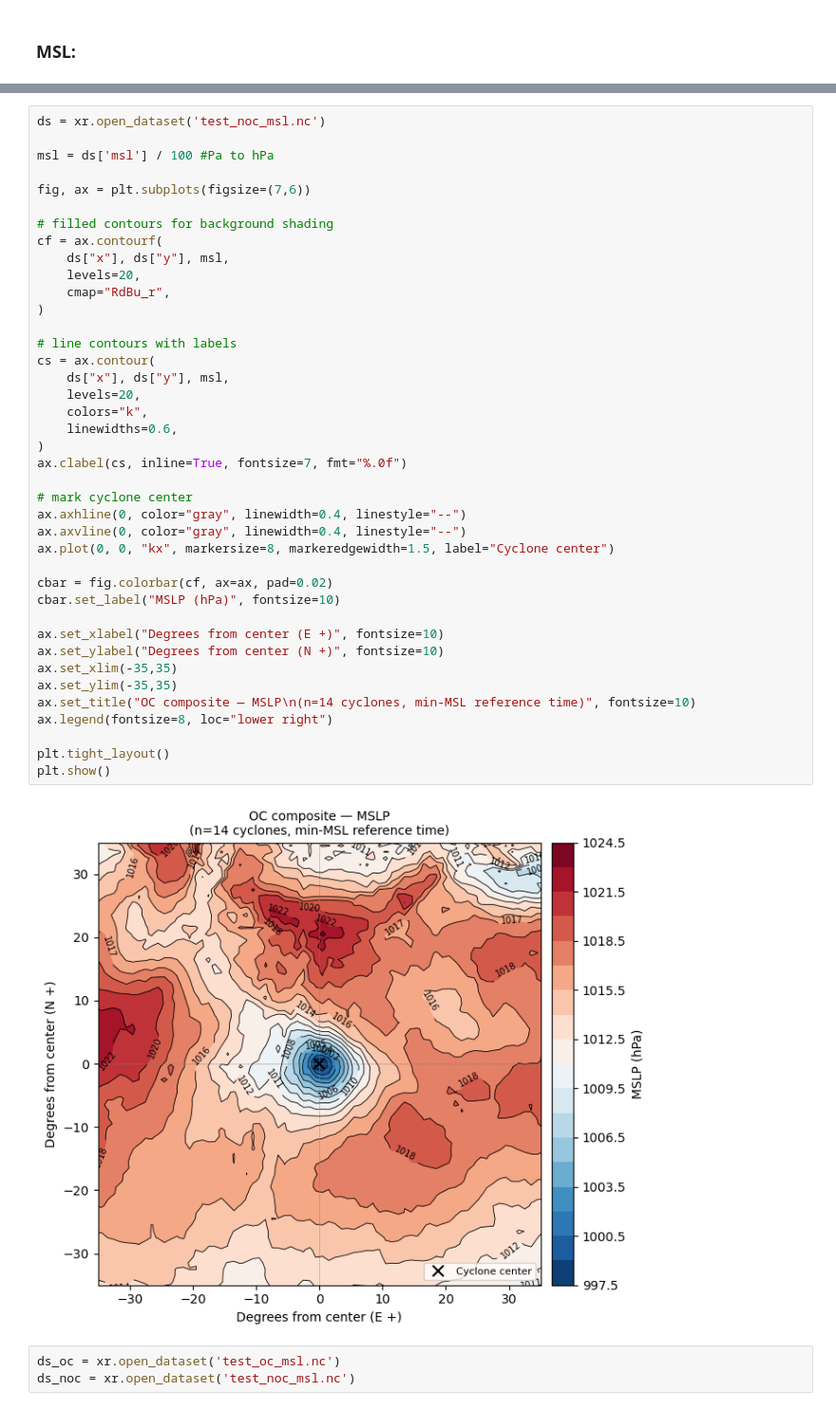
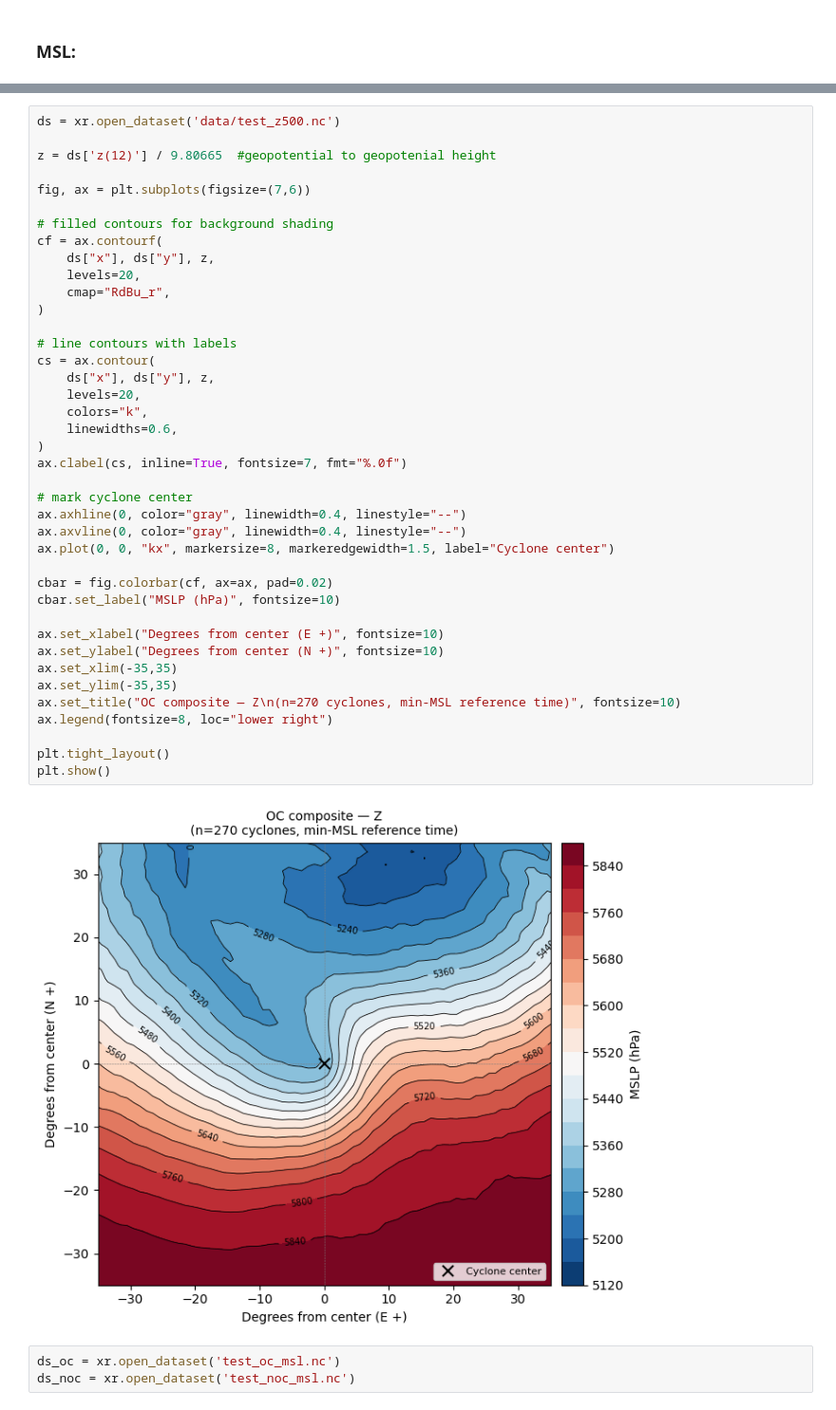
Before and after one commit to augustlepique/circs-research, a Jupyter notebook: TE_compositing.ipynb, the cells around one changed output, grey strips where cells are left out. Shown at 95% size. Drawn from its saved outputs; the diff is of its cells as text.

```diff
--- a/TE_compositing.ipynb
+++ b/TE_compositing.ipynb
@@ -400,45 +318,45 @@ use python script
 # %%
-ds = xr.open_dataset('test_noc_msl.nc')
+ds = xr.open_dataset('data/test_z500.nc')
 
-msl = ds['msl'] / 100 #Pa to hPa
+z = ds['z(12)'] / 9.80665  #geopotential to geopotenial height
 
 fig, ax = plt.subplots(figsize=(7,6))
 
 # filled contours for background shading
 cf = ax.contourf(
-    ds["x"], ds["y"], msl,
+    ds["x"], ds["y"], z,
     levels=20,
     cmap="RdBu_r",
 )
 
 # line contours with labels
 cs = ax.contour(
-    ds["x"], ds["y"], msl,
+    ds["x"], ds["y"], z,
     levels=20,
     colors="k",
     linewidths=0.6,
 )
 ax.clabel(cs, inline=True, fontsize=7, fmt="%.0f")
 
 # mark cyclone center
 ax.axhline(0, color="gray", linewidth=0.4, linestyle="--")
 ax.axvline(0, color="gray", linewidth=0.4, linestyle="--")
 ax.plot(0, 0, "kx", markersize=8, markeredgewidth=1.5, label="Cyclone center")
 
 cbar = fig.colorbar(cf, ax=ax, pad=0.02)
 cbar.set_label("MSLP (hPa)", fontsize=10)
 
 ax.set_xlabel("Degrees from center (E +)", fontsize=10)
 ax.set_ylabel("Degrees from center (N +)", fontsize=10)
 ax.set_xlim(-35,35)
 ax.set_ylim(-35,35)
-ax.set_title("OC composite — MSLP\n(n=14 cyclones, min-MSL reference time)", fontsize=10)
+ax.set_title("OC composite — Z\n(n=270 cyclones, min-MSL reference time)", fontsize=10)
 ax.legend(fontsize=8, loc="lower right")
 
 plt.tight_layout()
 plt.show()
 # %% [output]
-[figure, old version]
+[figure, new version]
 # %%
 ds_oc = xr.open_dataset('test_oc_msl.nc')
 ds_noc = xr.open_dataset('test_noc_msl.nc')
```
Also changed, not shown: parts of 37 cells of this notebook, 10 other files.
